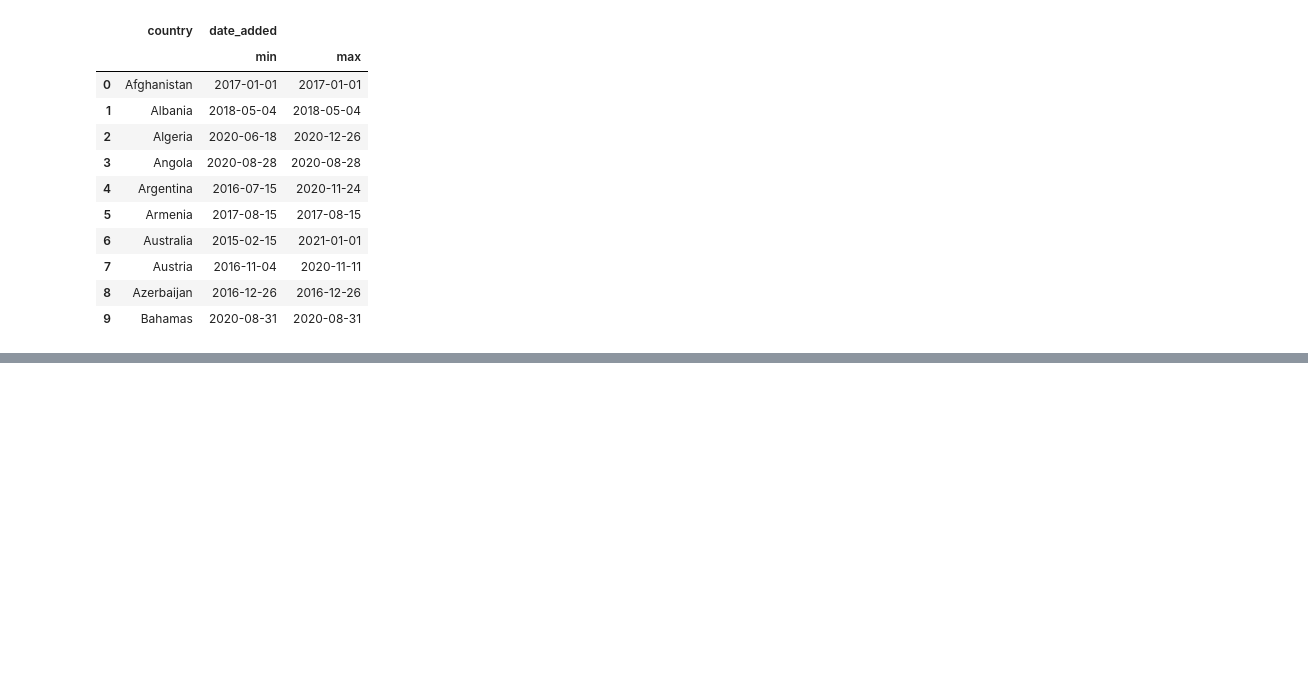
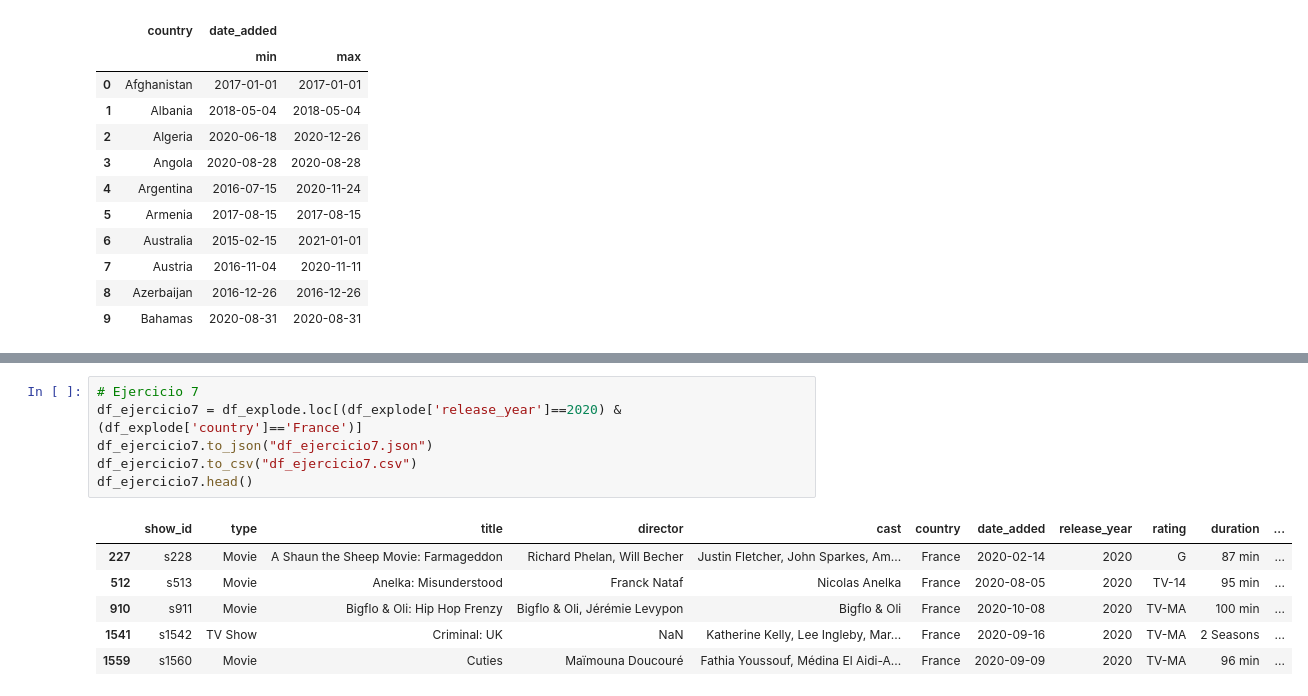
Before and after one commit to RArielAlonso/itba_python_data_applications, a Jupyter notebook: clase5/pandas-test.ipynb, the cells around one changed output, grey strips where cells are left out. Drawn from its saved outputs; the diff is of its cells as text; blank space fills up the shorter version.

```diff
--- a/clase5/pandas-test.ipynb
+++ b/clase5/pandas-test.ipynb
@@ -109,0 +127,13 @@ SyntaxError: invalid syntax (110423317.py, line 1)
+# %%
+# Ejercicio 7
+df_ejercicio7 = df_explode.loc[(df_explode['release_year']==2020) & (df_explode['country']=='France')]
+df_ejercicio7.to_json("df_ejercicio7.json")
+df_ejercicio7.to_csv("df_ejercicio7.csv")
+df_ejercicio7.head()
+# %% [output]
+|  | show_id | type | title | director | cast | country | date_added | release_year | rating | duration | ... |
+| 227 | s228 | Movie | A Shaun the Sheep Movie: Farmageddon | Richard Phelan, Will Becher | Justin Fletcher, John Sparkes, Am... | France | 2020-02-14 | 2020 | G | 87 min | ... |
+| 512 | s513 | Movie | Anelka: Misunderstood | Franck Nataf | Nicolas Anelka | France | 2020-08-05 | 2020 | TV-14 | 95 min | ... |
+| 910 | s911 | Movie | Bigflo & Oli: Hip Hop Frenzy | Bigflo & Oli, Jérémie Levypon | Bigflo & Oli | France | 2020-10-08 | 2020 | TV-MA | 100 min | ... |
+| 1541 | s1542 | TV Show | Criminal: UK | NaN | Katherine Kelly, Lee Ingleby, Mar... | France | 2020-09-16 | 2020 | TV-MA | 2 Seasons | ... |
+| 1559 | s1560 | Movie | Cuties | Maïmouna Doucouré | Fathia Youssouf, Médina El Aidi-A... | France | 2020-09-09 | 2020 | TV-MA | 96 min | ... |
```
Also changed, not shown: parts of 10 cells of this notebook, 6 other files.
